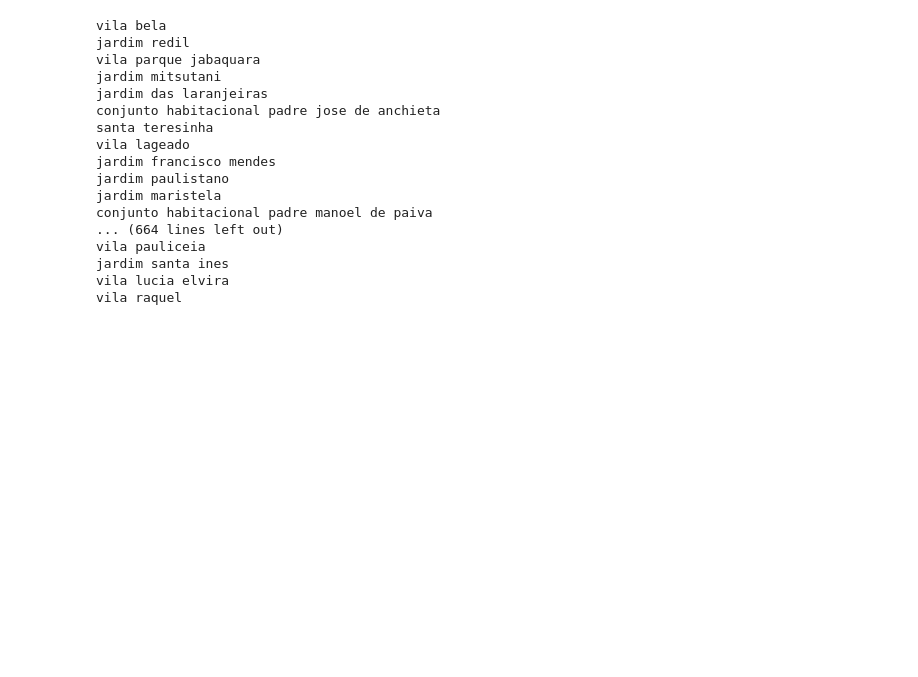
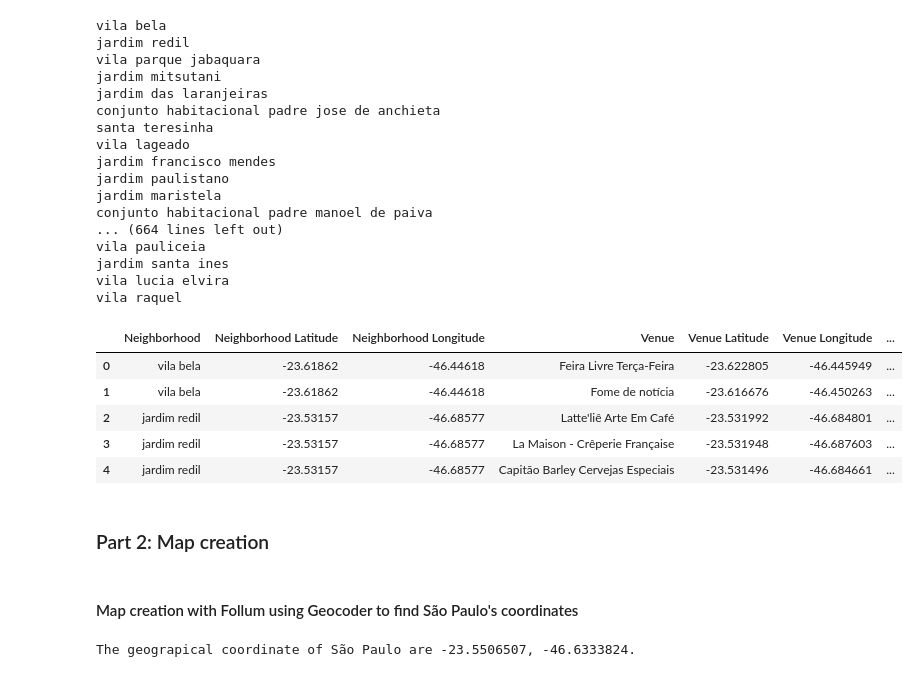
Before and after one commit to FernandoRFranca/Coursera_Capstone, a Jupyter notebook: Coursera Data Science Final Project.ipynb, the cells around one changed output. Cells and saved outputs as stored; diff of their text form; code cells hidden in the pictures; blank space fills up the shorter version.

```diff
--- a/Coursera Data Science Final Project.ipynb
+++ b/Coursera Data Science Final Project.ipynb
@@ -837,3 +894,20 @@ vila pauliceia
 jardim santa ines
 vila lucia elvira
 vila raquel
+# %%
+saopaulo_venues.head()
+# %% [output]
+|  | Neighborhood | Neighborhood Latitude | Neighborhood Longitude | Venue | Venue Latitude | Venue Longitude | ... |
+| 0 | vila bela | -23.61862 | -46.44618 | Feira Livre Terça-Feira | -23.622805 | -46.445949 | ... |
+| 1 | vila bela | -23.61862 | -46.44618 | Fome de notícia | -23.616676 | -46.450263 | ... |
+| 2 | jardim redil | -23.53157 | -46.68577 | Latte'liê Arte Em Café | -23.531992 | -46.684801 | ... |
+| 3 | jardim redil | -23.53157 | -46.68577 | La Maison - Crêperie Française | -23.531948 | -46.687603 | ... |
+| 4 | jardim redil | -23.53157 | -46.68577 | Capitão Barley Cervejas Especiais | -23.531496 | -46.684661 | ... |
+# %% [markdown]
+### Part 2: Map creation
+# %% [markdown]
+#### Map creation with Follum using Geocoder to find São Paulo's coordinates
+# %%
+saopaulo_coordinates = address_to_coordinates()
+# %% [output]
+The geograpical coordinate of São Paulo are -23.5506507, -46.6333824.
```
Also changed, not shown: parts of 9 cells of this notebook.
